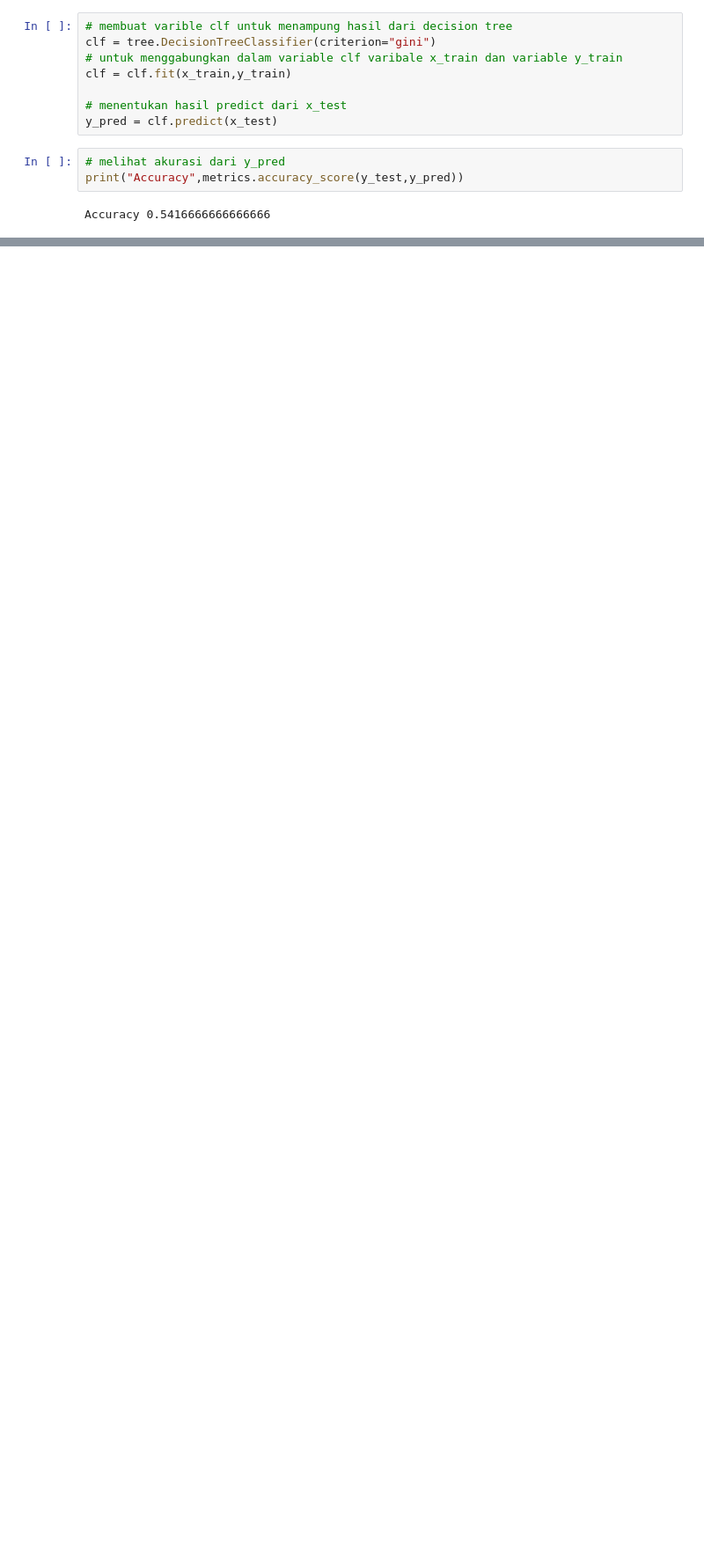
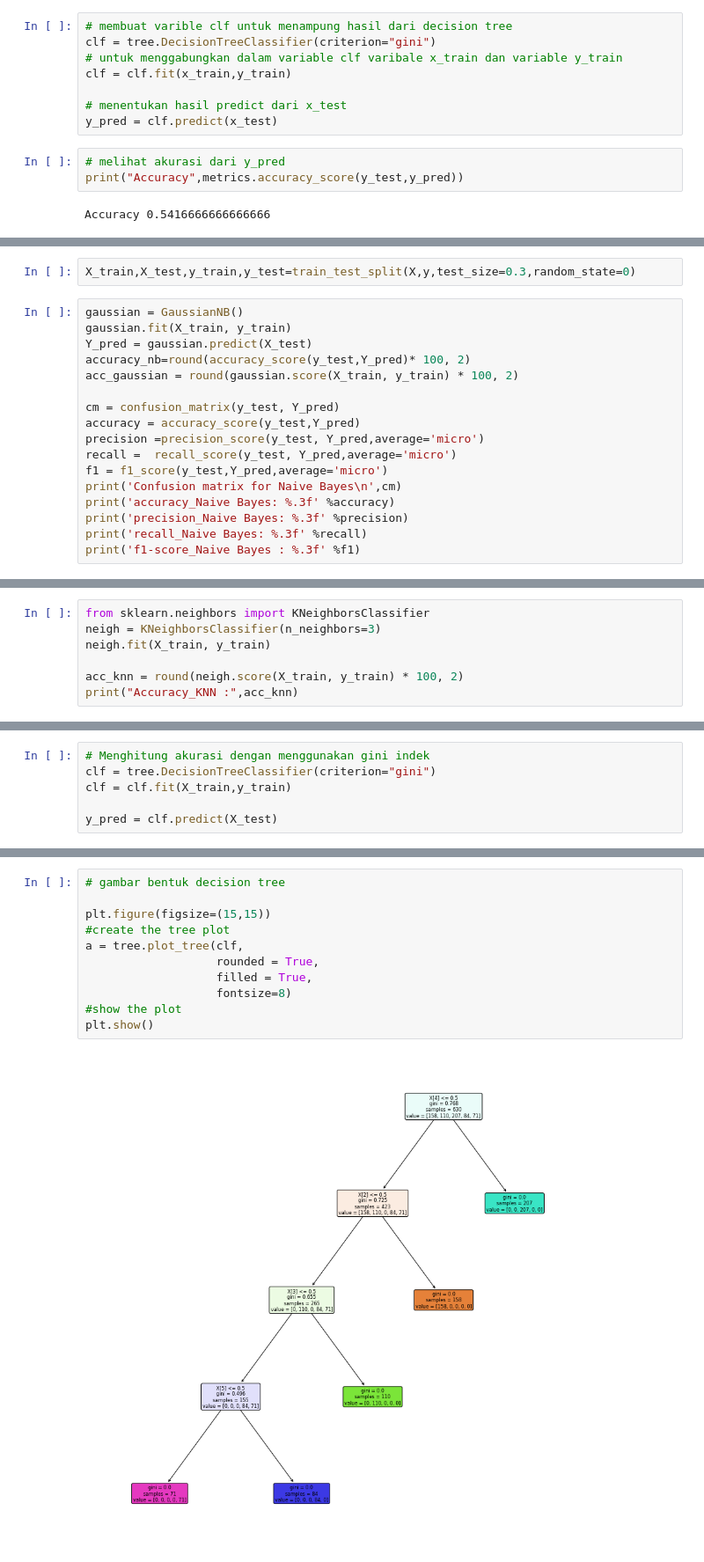
Before and after one commit to Ahmad-Dani-Kurniawan/DATAMINING, a Jupyter notebook: _sources/notebooks.ipynb, the cells around one changed output, grey strips where cells are left out. Shown at 88% size. Drawn from its saved outputs; the diff is of its cells as text; blank space fills up the shorter version.

```diff
--- a/_sources/notebooks.ipynb
+++ b/_sources/notebooks.ipynb
@@ -937,0 +1139,19 @@ plt.show()
+# %%
+X_train,X_test,y_train,y_test=train_test_split(X,y,test_size=0.3,random_state=0)
+# %%
+gaussian = GaussianNB()
+gaussian.fit(X_train, y_train)
+Y_pred = gaussian.predict(X_test)
+accuracy_nb=round(accuracy_score(y_test,Y_pred)* 100, 2)
+acc_gaussian = round(gaussian.score(X_train, y_train) * 100, 2)
+
+cm = confusion_matrix(y_test, Y_pred)
+accuracy = accuracy_score(y_test,Y_pred)
+precision =precision_score(y_test, Y_pred,average='micro')
+recall =  recall_score(y_test, Y_pred,average='micro')
+f1 = f1_score(y_test,Y_pred,average='micro')
+print('Confusion matrix for Naive Bayes\n',cm)
+print('accuracy_Naive Bayes: %.3f' %accuracy)
+print('precision_Naive Bayes: %.3f' %precision)
+print('recall_Naive Bayes: %.3f' %recall)
+print('f1-score_Naive Bayes : %.3f' %f1)
@@ -937,0 +1171,7 @@ plt.show()
+# %%
+from sklearn.neighbors import KNeighborsClassifier
+neigh = KNeighborsClassifier(n_neighbors=3)
+neigh.fit(X_train, y_train)
+
+acc_knn = round(neigh.score(X_train, y_train) * 100, 2)
+print("Accuracy_KNN :",acc_knn)
@@ -937,0 +1187,6 @@ plt.show()
+# %%
+# Menghitung akurasi dengan menggunakan gini indek
+clf = tree.DecisionTreeClassifier(criterion="gini")
+clf = clf.fit(X_train,y_train)
+
+y_pred = clf.predict(X_test)
@@ -937,0 +1197,13 @@ plt.show()
+# %%
+# gambar bentuk decision tree
+
+plt.figure(figsize=(15,15))
+#create the tree plot
+a = tree.plot_tree(clf,
+                   rounded = True,
+                   filled = True,
+                   fontsize=8)
+#show the plot
+plt.show()
+# %% [output]
+[figure, added]
```
Also changed, not shown: parts of 60 cells of this notebook, 10 other files.
